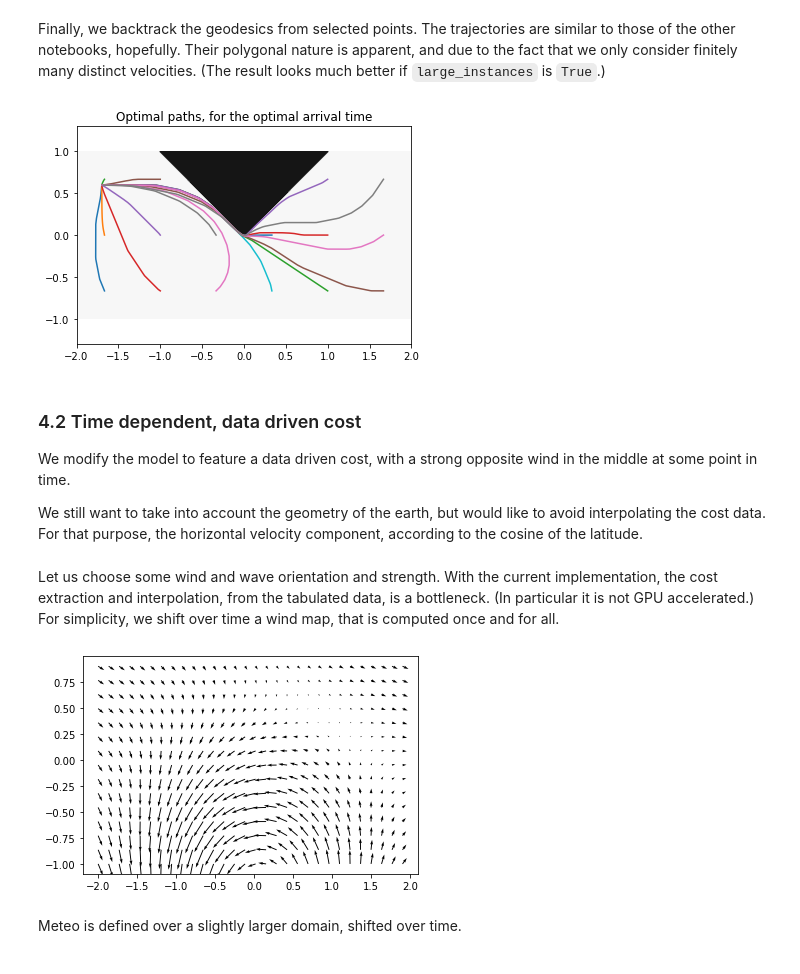
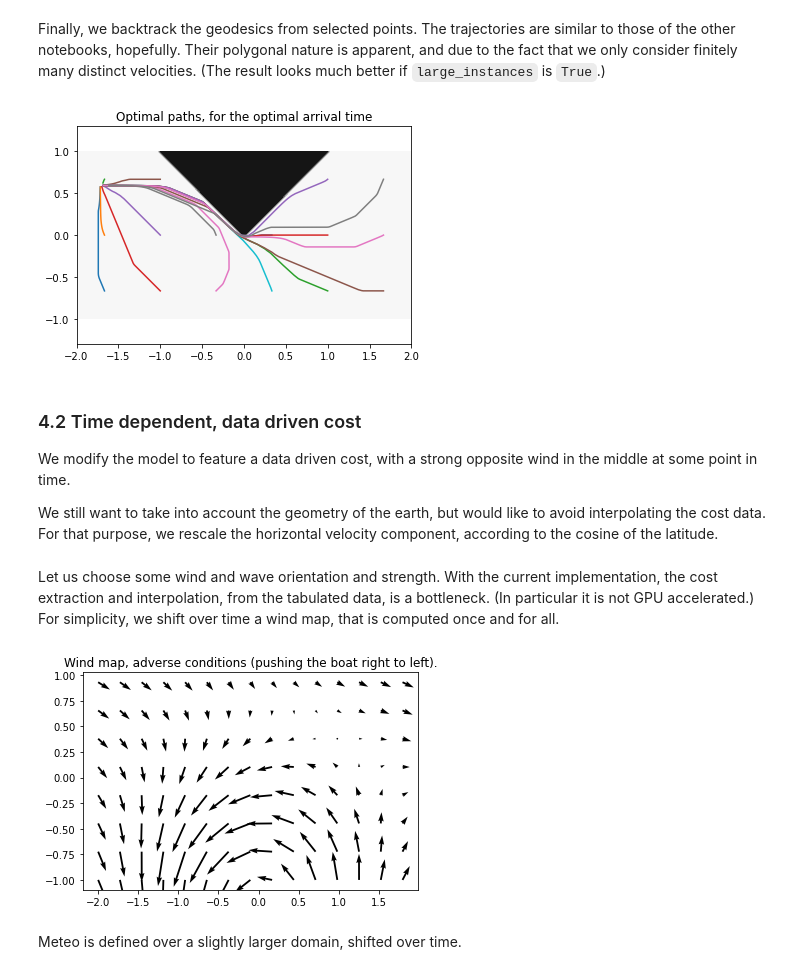
Before and after one commit to gbonnet1/AdaptiveGridDiscretizations, a Jupyter notebook: Notebooks_NonDiv/BoatRoutingGeneric_Time.ipynb, the cells around one changed output. Saved outputs shown, nothing was run; the diff lists cells and outputs as text; code cells hidden in the pictures.

Commit message:
Working on BoatRouting, CPU

```diff
--- a/Notebooks_NonDiv/BoatRoutingGeneric_Time.ipynb
+++ b/Notebooks_NonDiv/BoatRoutingGeneric_Time.ipynb
@@ -760,19 +785,19 @@ C_velocity = [BestVelocity(velocity,PrecompScheme0(C),cost) for C in C_solution]
 geodesics = odeint_array(C_velocity[::-1],y0,t_range[::-1],X, t_delay=t_delay)
 # %%
 plt.title("Optimal paths, for the optimal arrival time");
-plt.axis('equal'); plt.contourf(*X,walls,cmap='Greys')
+plt.axis('equal'); plt.contourf(*X,np.isnan(C_initial),cmap='Greys') # Show the walls
 for geo,delay in zip(geodesics.T,t_delay): plt.plot(*geo[:,delay:]) # Drop the first points according to delay
 # %% [output]
-[figure, old version]
+[figure, new version]
 # %% [markdown]
 ### 4.2 Time dependent, data driven cost
 
 We modify the model to feature a data driven cost, with a strong opposite wind in the middle at some point in time.
 
-We still want to take into account the geometry of the earth, but would like to avoid interpolating the cost data. For that purpose, the horizontal velocity component, according to the cosine of the latitude.
+We still want to take into account the geometry of the earth, but would like to avoid interpolating the cost data. For that purpose, we rescale the horizontal velocity component, according to the cosine of the latitude.
 # %%
 n=60 if large_instances else 30
-X,dx,C_initial = MakeDomain(n,K_initial=100)
+X,dx,C_initial = MakeDomain(n,K_initial=300)
 # %%
 velocity_norm = [5,7,8,9,10,12,14,16,18] # Boat velocity in knots
 velocity_nangle = 48 if large_instances else 24
@@ -788,14 +813,14 @@ t_range = np.arange(0,t_max,dt)
 # %% [markdown]
 Let us choose some wind and wave orientation and strength. With the current implementation, the cost extraction and interpolation, from the tabulated data, is a bottleneck. (In particular it is not GPU accelerated.) For simplicity, we shift over time a wind map, that is computed once and for all.
 # %%
-def MakeMeteo(x,retwind=False):
+def MakeMeteo(x,wind_coef=1.,retwind=False):
     shape = x.shape[1:]
     x0 = [0.,-1.5] # New origin. Wind turns around this center
     x = x - fd.as_field(x0,shape)
     r = norm(x,axis=0)
     v = np.exp(-0.5*r**2) * ad.array([-x[1],x[0]])
     v0 = [2.,-1] # Some time independent wind
-    wind =  20*v + 2*fd.as_field(v0,shape)
+    wind =  wind_coef*(30*v + 3*fd.as_field(v0,shape))
 
     if retwind: return wind
     wind_angle = np.arctan2(wind[1],wind[0])
@@ -805,9 +830,10 @@ def MakeMeteo(x,retwind=False):
     wave_height = wind_speed/4. + 2.
     return wind_angle,wind_speed,wave_period,wave_height
 # %%
+plt.title("Wind map, adverse conditions (pushing the boat right to left).")
 quiver(*X,*MakeMeteo(X,retwind=True),subsampling=(4,4))
 # %% [output]
-[figure, old version]
+[figure, new version]
 # %% [markdown]
 Meteo is defined over a slightly larger domain, shifted over time.
 # %%
```
Also changed, not shown: parts of 70 cells of this notebook, 2 other files.
